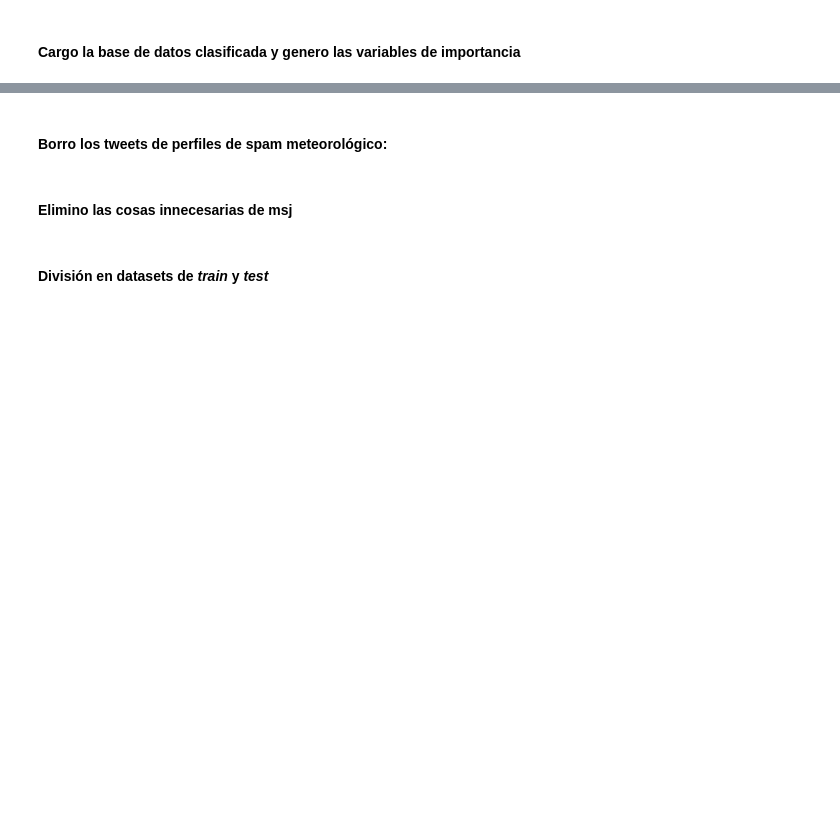
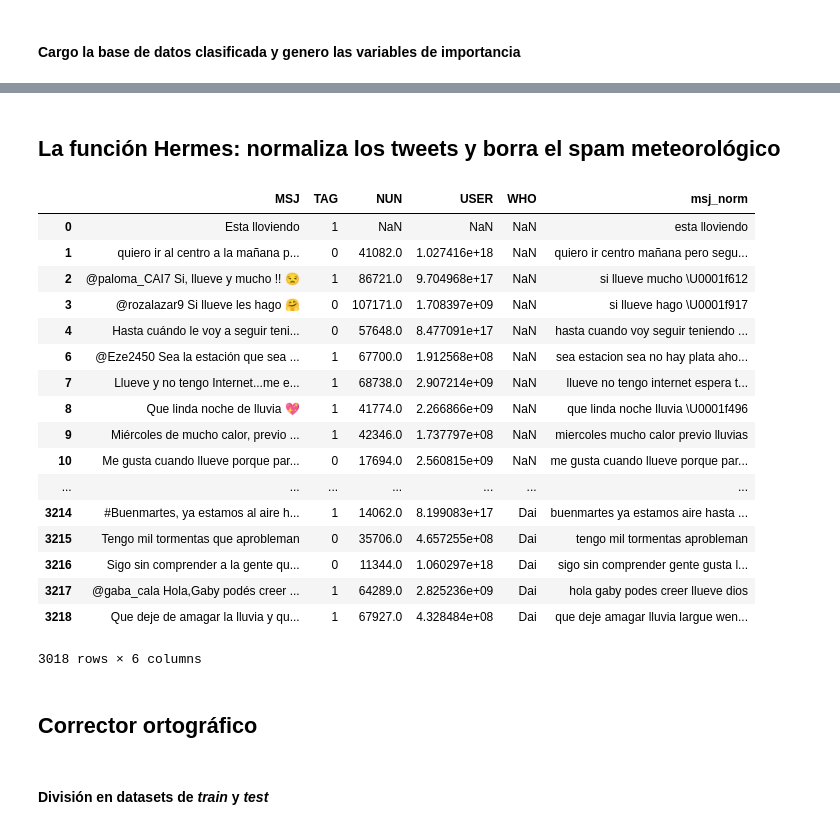
Before and after one commit to agemperador/RELAMPAGO_poster, a Jupyter notebook: GEN_DATASET/tweet_analysis.ipynb, the cells around one changed output, grey strips where cells are left out. Cells and saved outputs as stored; diff of their text form; code cells hidden in the pictures; blank space fills up the shorter version.

```diff
--- a/GEN_DATASET/tweet_analysis.ipynb
+++ b/GEN_DATASET/tweet_analysis.ipynb
@@ -18,4 +20,3 @@ import matplotlib.pyplot as plt
 #### Cargo la base de datos clasificada y genero las variables de importancia
 # %%
 TW = pd.read_csv('base_corr.csv')
-TW = TW.sort_values(by = ['Tag'])
@@ -29,5 +32,7 @@ TAG = TW['Tag']
 NUM = TW['Num']
 WHO = TW['Nombre']
 USER = DATA['user_id'][np.asarray(NUM)]
+# %%
+FINAL = pd.DataFrame(list(zip(MSJ, TAG, NUM, USER, WHO)), columns = ['MSJ', 'TAG', 'NUN', 'USER', 'WHO'])
 # %% [markdown]
-#### Borro los tweets de perfiles de spam meteorológico:
+## La función Hermes: normaliza los tweets y borra el spam meteorológico
@@ -47,2 +38,0 @@ for i in range(len(A)):
-# %% [markdown]
-#### Elimino las cosas innecesarias de msj
@@ -94,0 +39,24 @@ msj = normalizacion(MSJ)
+# %%
+normalizado = hermes(FINAL, 'MSJ', 'USER', 5)
+normalizado
+# %% [output]
+|  | MSJ | TAG | NUN | USER | WHO | msj_norm |
+| 0 | Esta lloviendo | 1 | NaN | NaN | NaN | esta lloviendo |
+| 1 | quiero ir al centro a la mañana p... | 0 | 41082.0 | 1.027416e+18 | NaN | quiero ir centro mañana pero segu... |
+| 2 | @paloma_CAI7 Si, llueve y mucho !! 😒 | 1 | 86721.0 | 9.704968e+17 | NaN | si llueve mucho \U0001f612 |
+| 3 | @rozalazar9 Si llueve les hago 🤗 | 0 | 107171.0 | 1.708397e+09 | NaN | si llueve hago \U0001f917 |
+| 4 | Hasta cuándo le voy a seguir teni... | 0 | 57648.0 | 8.477091e+17 | NaN | hasta cuando voy seguir teniendo ... |
+| 6 | @Eze2450 Sea la estación que sea ... | 1 | 67700.0 | 1.912568e+08 | NaN | sea estacion sea no hay plata aho... |
+| 7 | Llueve y no tengo Internet...me e... | 1 | 68738.0 | 2.907214e+09 | NaN | llueve no tengo internet espera t... |
+| 8 | Que linda noche de lluvia 💖 | 1 | 41774.0 | 2.266866e+09 | NaN | que linda noche lluvia \U0001f496 |
+| 9 | Miércoles de mucho calor, previo ... | 1 | 42346.0 | 1.737797e+08 | NaN | miercoles mucho calor previo lluvias |
+| 10 | Me gusta cuando llueve porque par... | 0 | 17694.0 | 2.560815e+09 | NaN | me gusta cuando llueve porque par... |
+| ... | ... | ... | ... | ... | ... | ... |
+| 3214 | #Buenmartes, ya estamos al aire h... | 1 | 14062.0 | 8.199083e+17 | Dai | buenmartes ya estamos aire hasta ... |
+| 3215 | Tengo mil tormentas que aprobleman | 0 | 35706.0 | 4.657255e+08 | Dai | tengo mil tormentas aprobleman |
+| 3216 | Sigo sin comprender a la gente qu... | 0 | 11344.0 | 1.060297e+18 | Dai | sigo sin comprender gente gusta l... |
+| 3217 | @gaba_cala Hola,Gaby podés creer ... | 1 | 64289.0 | 2.825236e+09 | Dai | hola gaby podes creer llueve dios |
+| 3218 | Que deje de amagar la lluvia y qu... | 1 | 67927.0 | 4.328484e+08 | Dai | que deje amagar lluvia largue wen... |
+3018 rows × 6 columns
+# %% [markdown]
+## Corrector ortográfico
```
Also changed, not shown: parts of 6 cells of this notebook, 2 other files.
